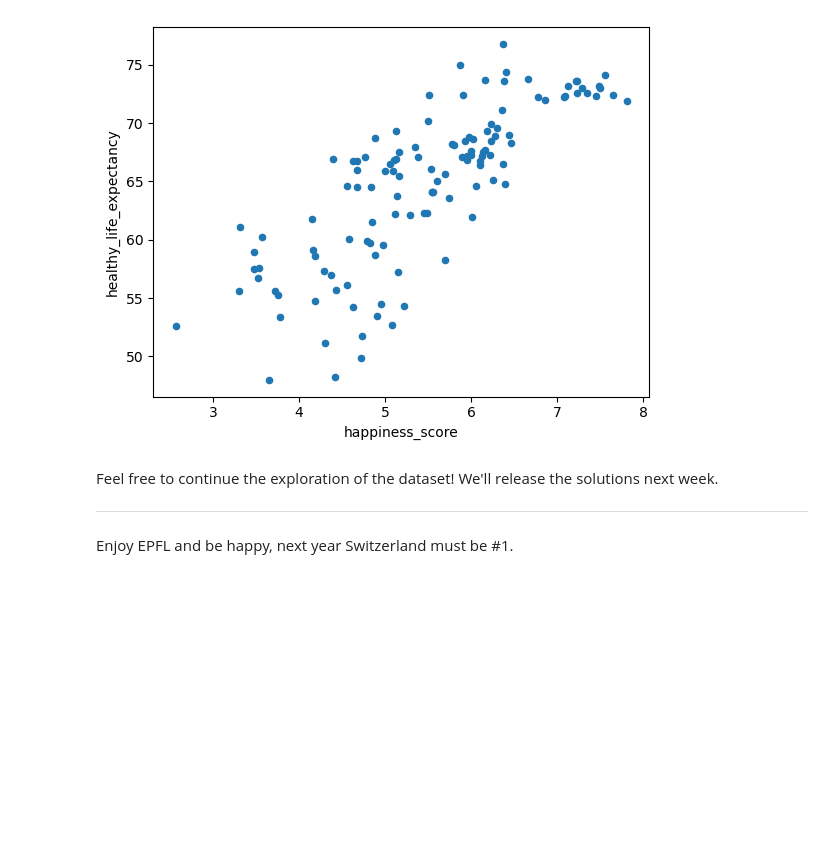
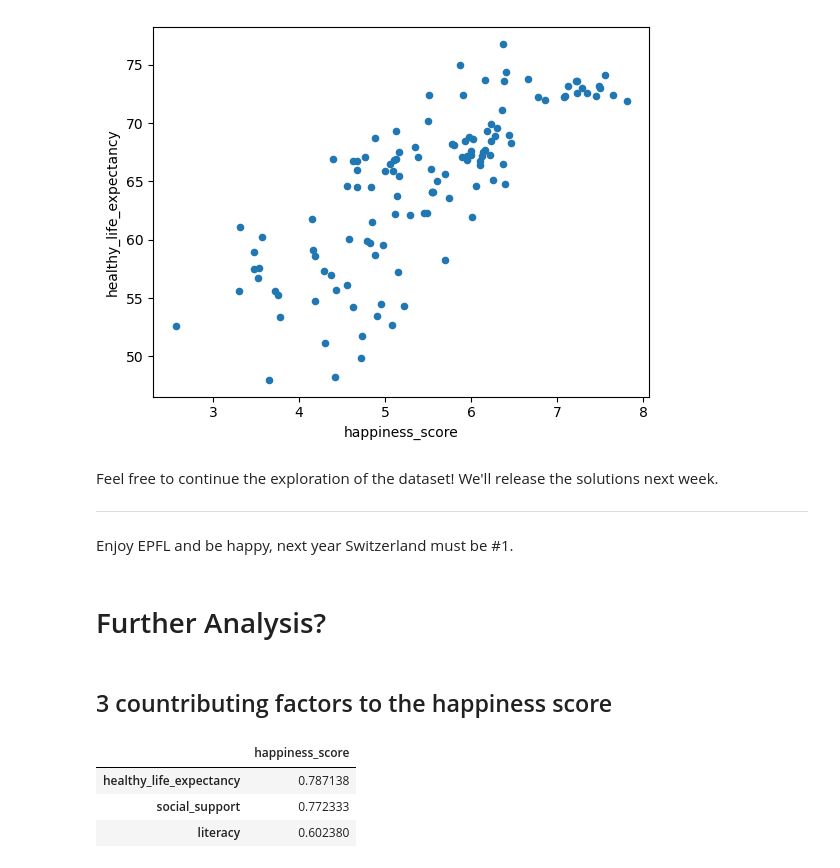
Before and after one commit to Jakhongir0103/epfl-ada, a Jupyter notebook: Exercises/01 - Handling data/Happiness.ipynb, the cells around one changed output. Drawn from its saved outputs; the diff is of its cells as text; code cells hidden in the pictures; blank space fills up the shorter version.

Commit message:
More analysis on homework 1

```diff
--- a/Exercises/01 - Handling data/Happiness.ipynb
+++ b/Exercises/01 - Handling data/Happiness.ipynb
@@ -247,3 +247,18 @@ Feel free to continue the exploration of the dataset! We'll release the solution
 
 ----
 Enjoy EPFL and be happy, next year Switzerland must be #1.
+# %% [markdown]
+# Further Analysis?
+# %% [markdown]
+## 3 countributing factors to the happiness score
+# %%
+columns=['literacy', 'social_support', 'healthy_life_expectancy', 'freedom_of_choices', 'generosity', 'perception_of_corruption']
+columns.append('happiness_score')
+# %%
+correlation=country_features[columns].corr()[['happiness_score']].sort_values(by='happiness_score',ascending=False).iloc[1:4]
+correlation
+# %% [output]
+|  | happiness_score |
+| healthy_life_expectancy | 0.787138 |
+| social_support | 0.772333 |
+| literacy | 0.602380 |
```
Also changed, not shown: parts of 5 cells of this notebook.
